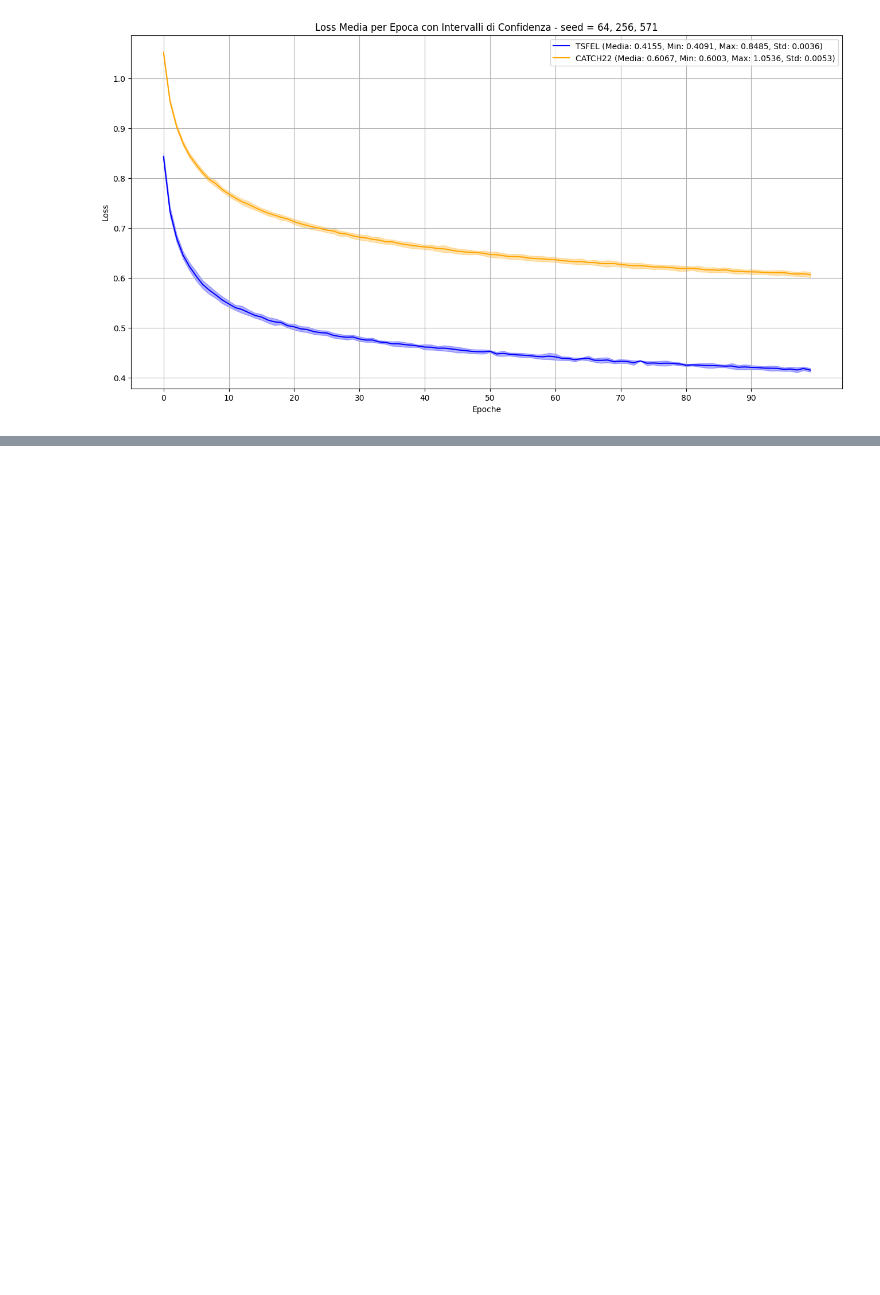
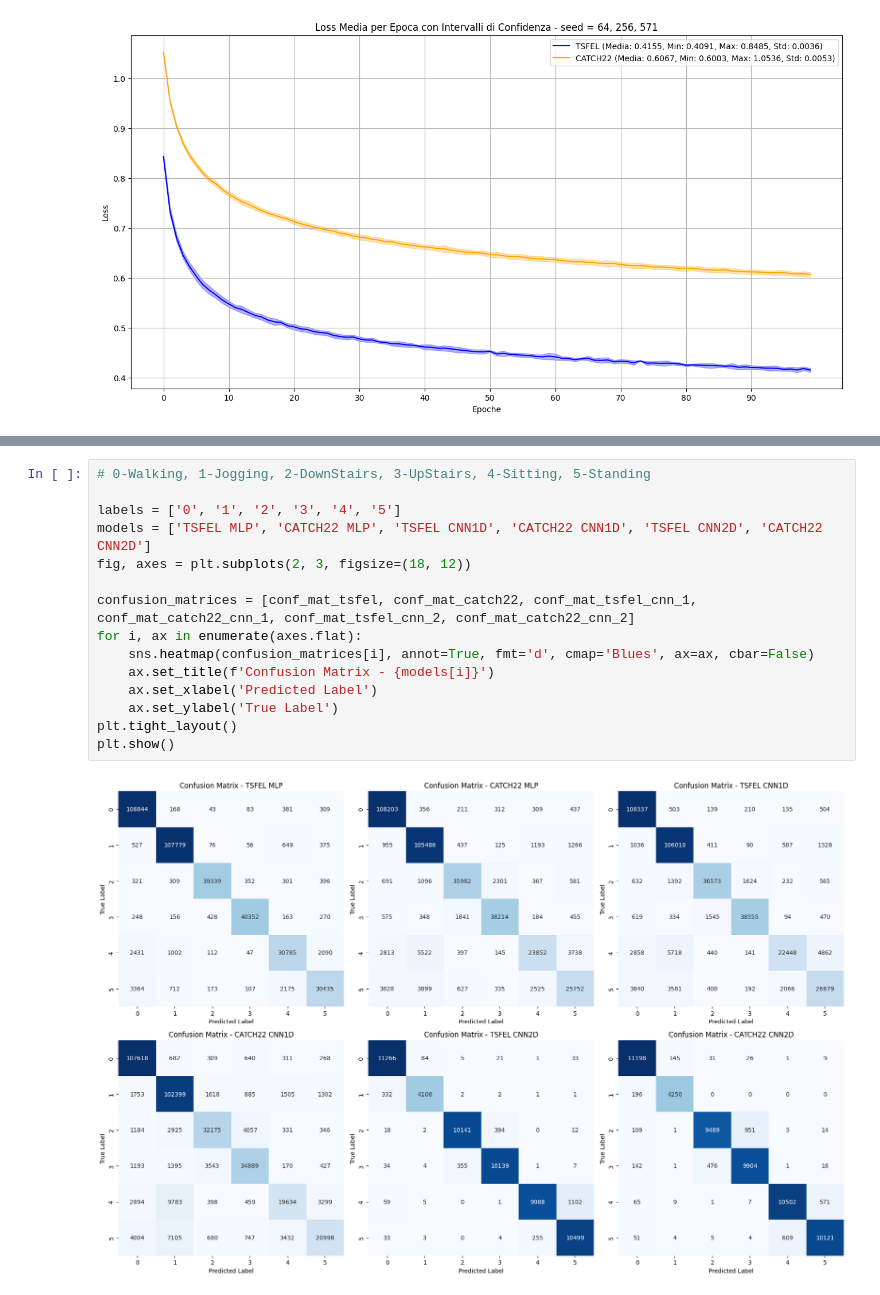
Before and after one commit to MarzioDellaBosca/AI-HAR-Applications, a Jupyter notebook: ProgettoApplicazioniIA.ipynb, the cells around one changed output, grey strips where cells are left out. Drawn from its saved outputs; the diff is of its cells as text; blank space fills up the shorter version.

```diff
--- a/ProgettoApplicazioniIA.ipynb
+++ b/ProgettoApplicazioniIA.ipynb
@@ -1153,0 +1313,17 @@ plot_results(acc_tsfel, acc_catch22, loss_tsfel, loss_catch22, n_epoche)
+# %%
+# 0-Walking, 1-Jogging, 2-DownStairs, 3-UpStairs, 4-Sitting, 5-Standing
+
+labels = ['0', '1', '2', '3', '4', '5']
+models = ['TSFEL MLP', 'CATCH22 MLP', 'TSFEL CNN1D', 'CATCH22 CNN1D', 'TSFEL CNN2D', 'CATCH22 CNN2D']
+fig, axes = plt.subplots(2, 3, figsize=(18, 12))
+
+confusion_matrices = [conf_mat_tsfel, conf_mat_catch22, conf_mat_tsfel_cnn_1, conf_mat_catch22_cnn_1, conf_mat_tsfel_cnn_2, conf_mat_catch22_cnn_2]
+for i, ax in enumerate(axes.flat):
+    sns.heatmap(confusion_matrices[i], annot=True, fmt='d', cmap='Blues', ax=ax, cbar=False)
+    ax.set_title(f'Confusion Matrix - {models[i]}')
+    ax.set_xlabel('Predicted Label')
+    ax.set_ylabel('True Label')
+plt.tight_layout()
+plt.show()
+# %% [output]
+[figure, added]
```
Also changed, not shown: parts of 26 cells of this notebook.
